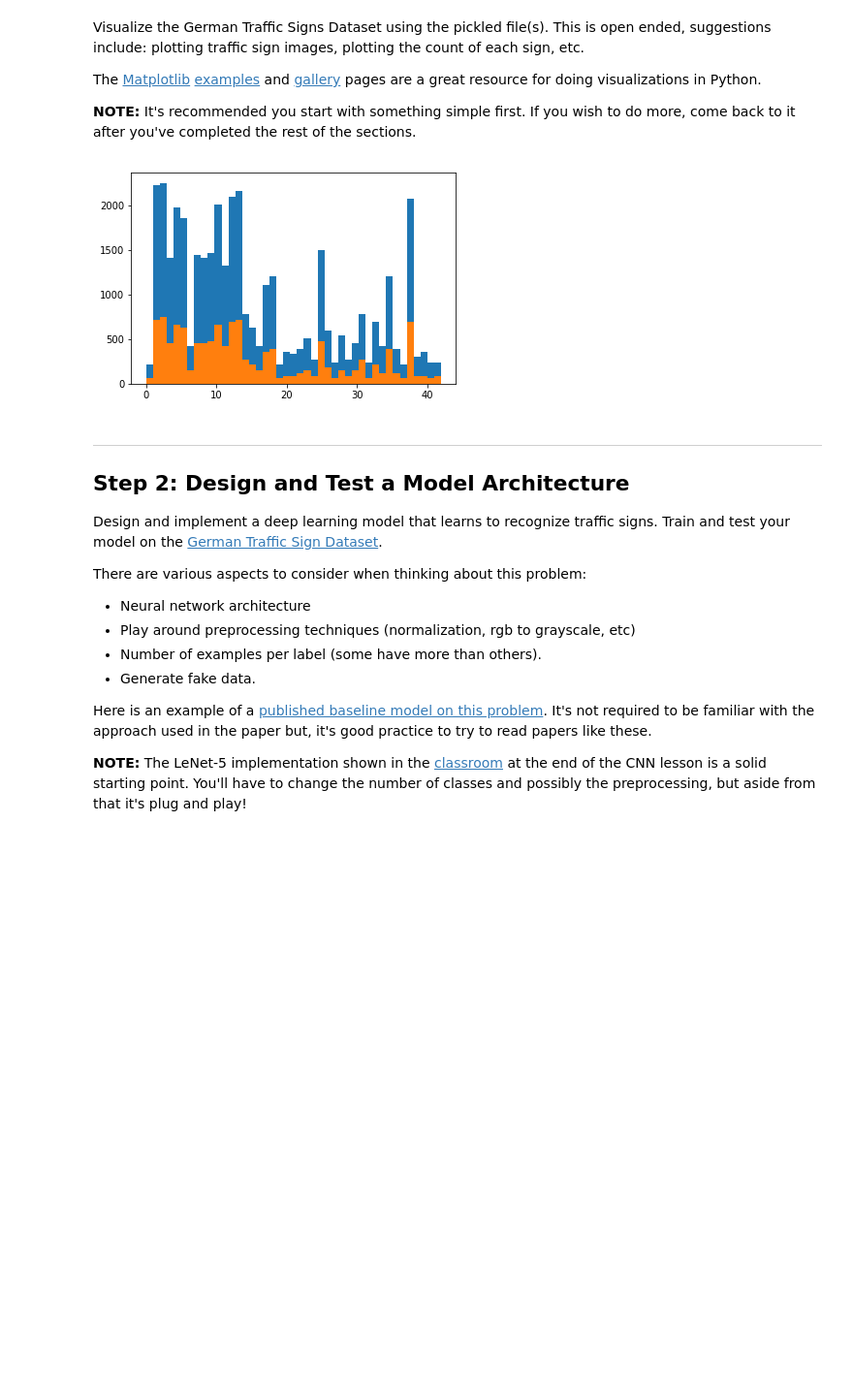
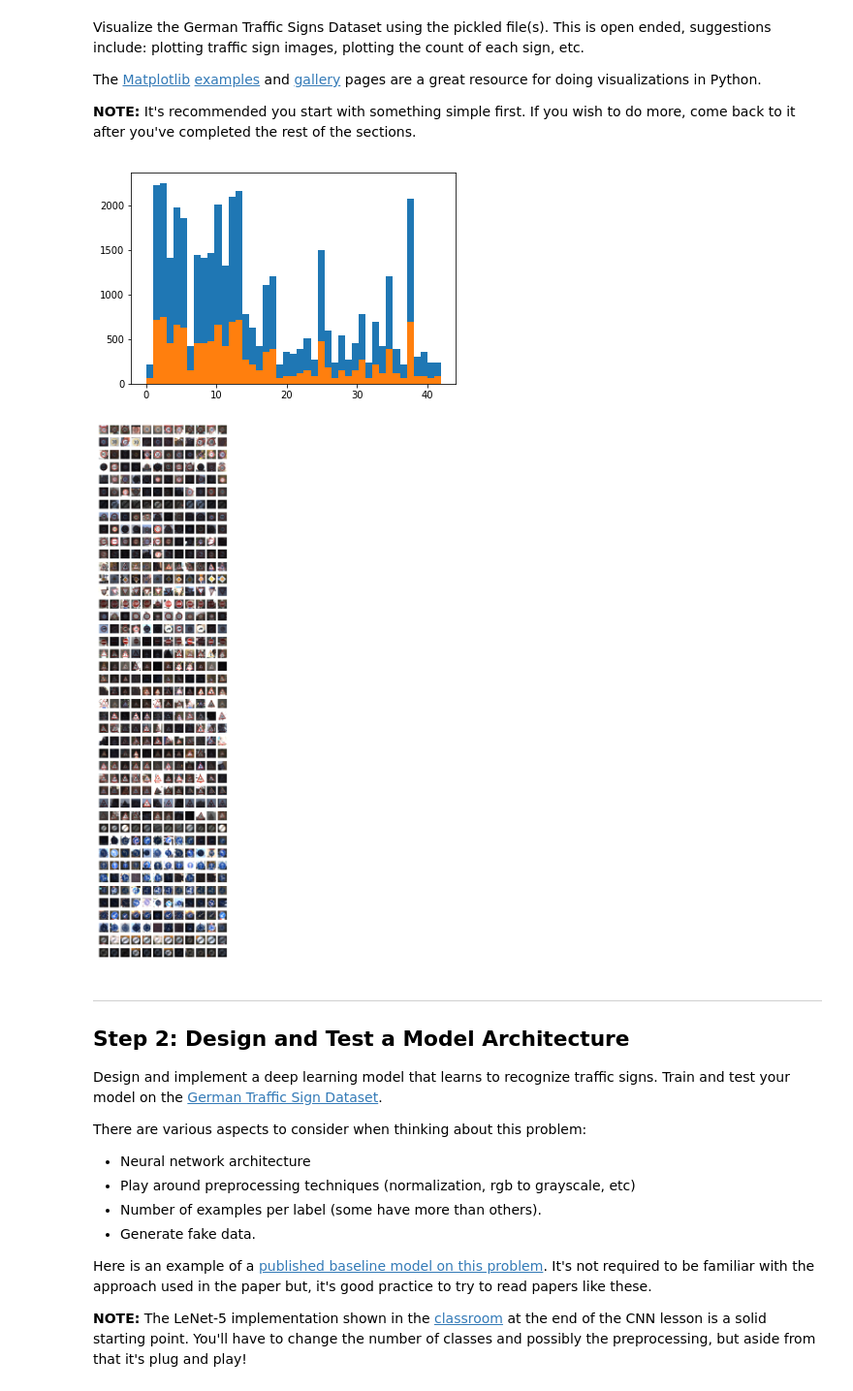
Before and after one commit to antorsae/CarND-Traffic-Sign-Classifier-Project, a Jupyter notebook: Traffic_Sign_Classifier.ipynb, the cells around one changed output. Shown at 97% size. Drawn from its saved outputs; the diff is of its cells as text; code cells hidden in the pictures; blank space fills up the shorter version.

```diff
--- a/Traffic_Sign_Classifier.ipynb
+++ b/Traffic_Sign_Classifier.ipynb
@@ -75,40 +75,41 @@ The [Matplotlib](http://matplotlib.org/) [examples](http://matplotlib.org/exampl
 # %%
 ### Data exploration visualization goes here.
 ### Feel free to use as many code cells as needed.
 import matplotlib.pyplot as plt
 # Visualizations will be shown in the notebook.
 %matplotlib inline
 
 import random
 import numpy as np
 import matplotlib.pyplot as plt
 %matplotlib inline
 
 classes = list(set(y_train))
 # classes_index will be dictionary: each class -> randomized set of indexes
 classes_index = {}
 for i,x in enumerate(y_train):
     if x not in classes_index:
         classes_index[x]=[i]
     else:
         classes_index[x].append(i)
 for c in classes:
     random.shuffle(classes_index[c])
 
-# show classes histogram in training set
+# show classes histogram in training and sets
 plt.hist(y_train, bins=n_classes)
-# show classes histogram in test set
 plt.hist(y_test, bins=n_classes)
+plt.show()
+
+#print classes_per_row rows examples of each class
 classes_per_row = 12
-
-#fig, axes = plt.subplots(n_classes, classes_per_row, figsize=(10,n_classes))
-# print classes_per_row rows examples of each class
-#for i, ax in enumerate(axes.flat):
-#    ax.set_axis_off()
-#    ax.imshow(X_train[classes_index[int(i/classes_per_row)][i % classes_per_row]])
+fig, axes = plt.subplots(n_classes, classes_per_row, figsize=(10,n_classes))
+for i, ax in enumerate(axes.flat):
+    ax.set_axis_off()
+    ax.imshow(X_train[classes_index[int(i/classes_per_row)][i % classes_per_row]])
 plt.show()
 # %% [output]
 [figure]
+[figure, added]
 # %% [markdown]
 ----
 
```
Also changed, not shown: parts of 9 cells of this notebook.
